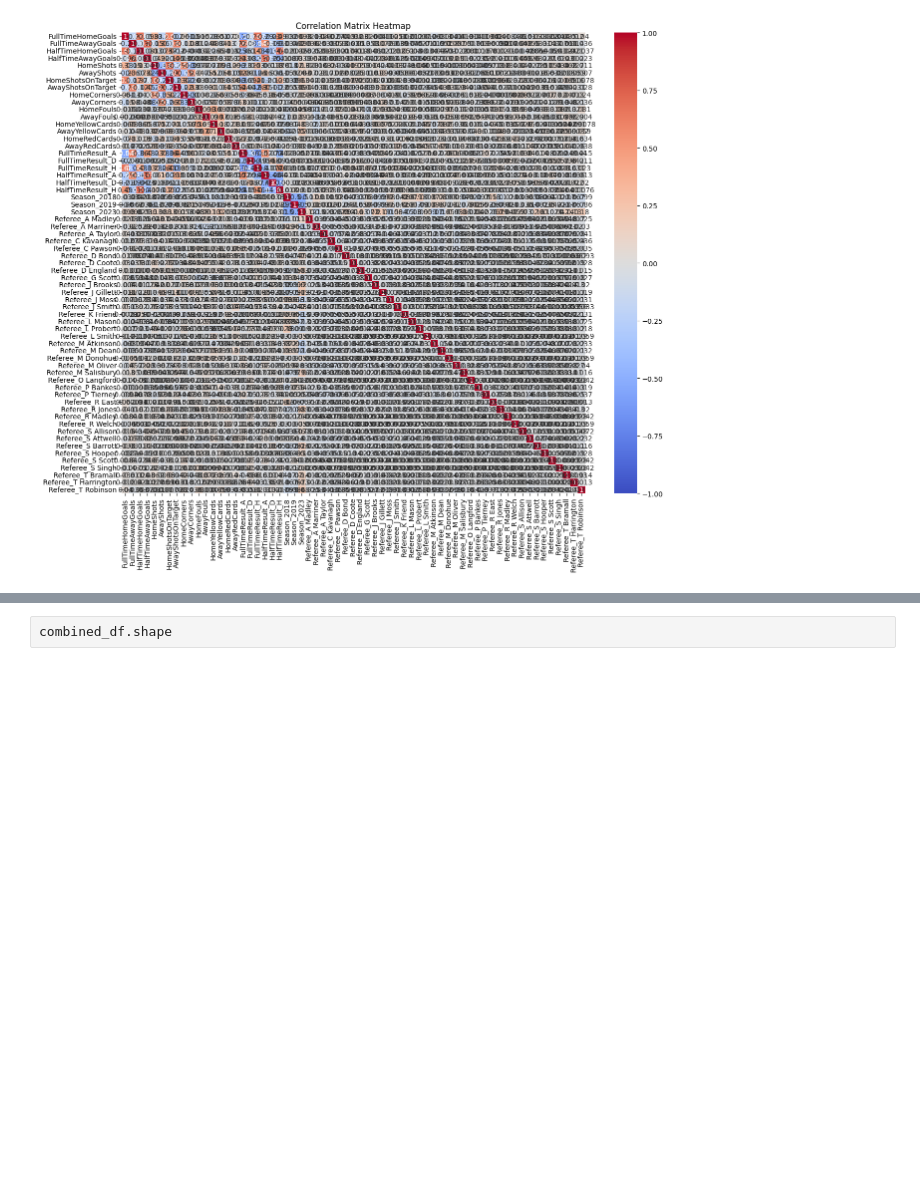
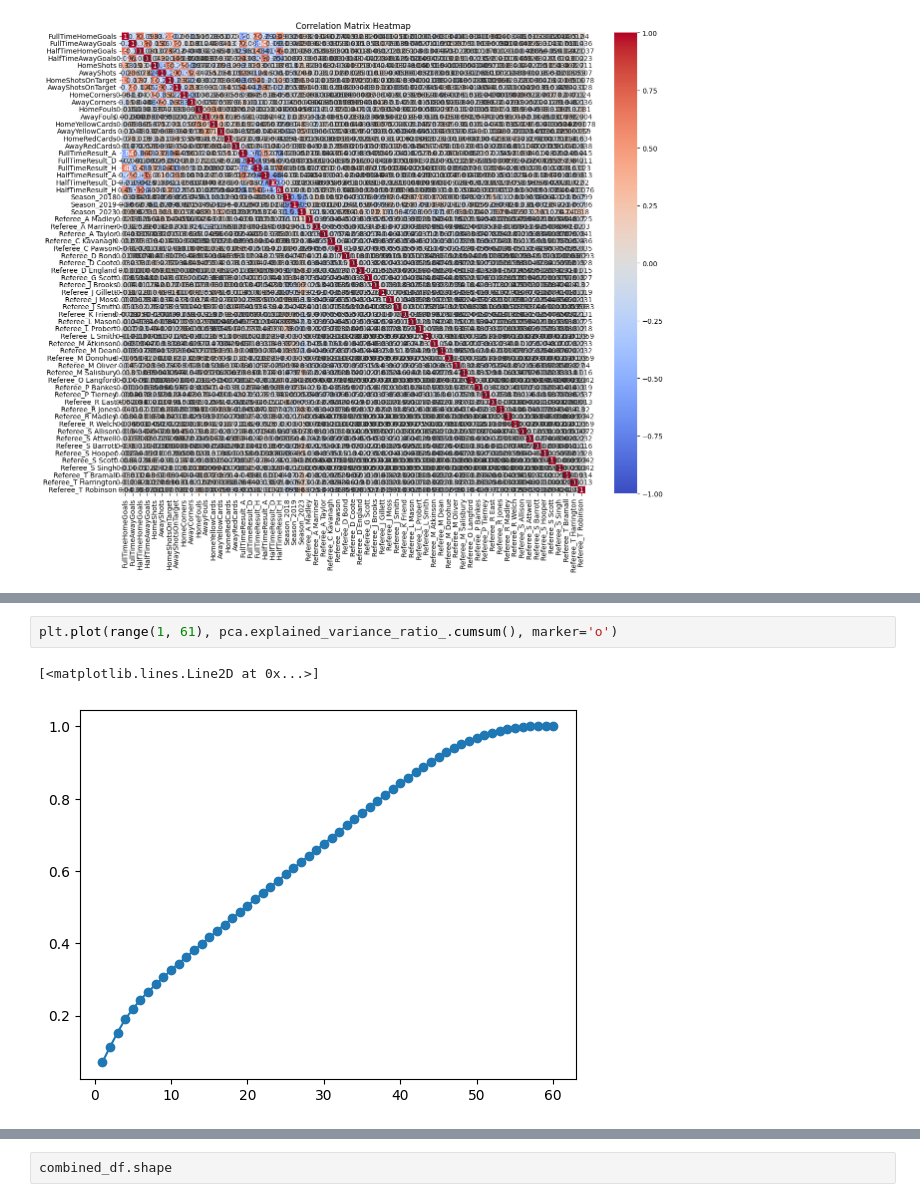
Before and after one commit to BhosaleAniket/MATH-189-Final-Project, a Jupyter notebook: final_project.ipynb, the cells around one changed output, grey strips where cells are left out. Drawn from its saved outputs; the diff is of its cells as text; blank space fills up the shorter version.

```diff
--- a/final_project.ipynb
+++ b/final_project.ipynb
@@ -753,0 +767,5 @@ Name: PC1, dtype: float64
+# %%
+plt.plot(range(1, 61), pca.explained_variance_ratio_.cumsum(), marker='o')
+# %% [output]
+[<matplotlib.lines.Line2D at 0x...>]
+[figure, added]
```
Also changed, not shown: parts of 41 cells of this notebook.
